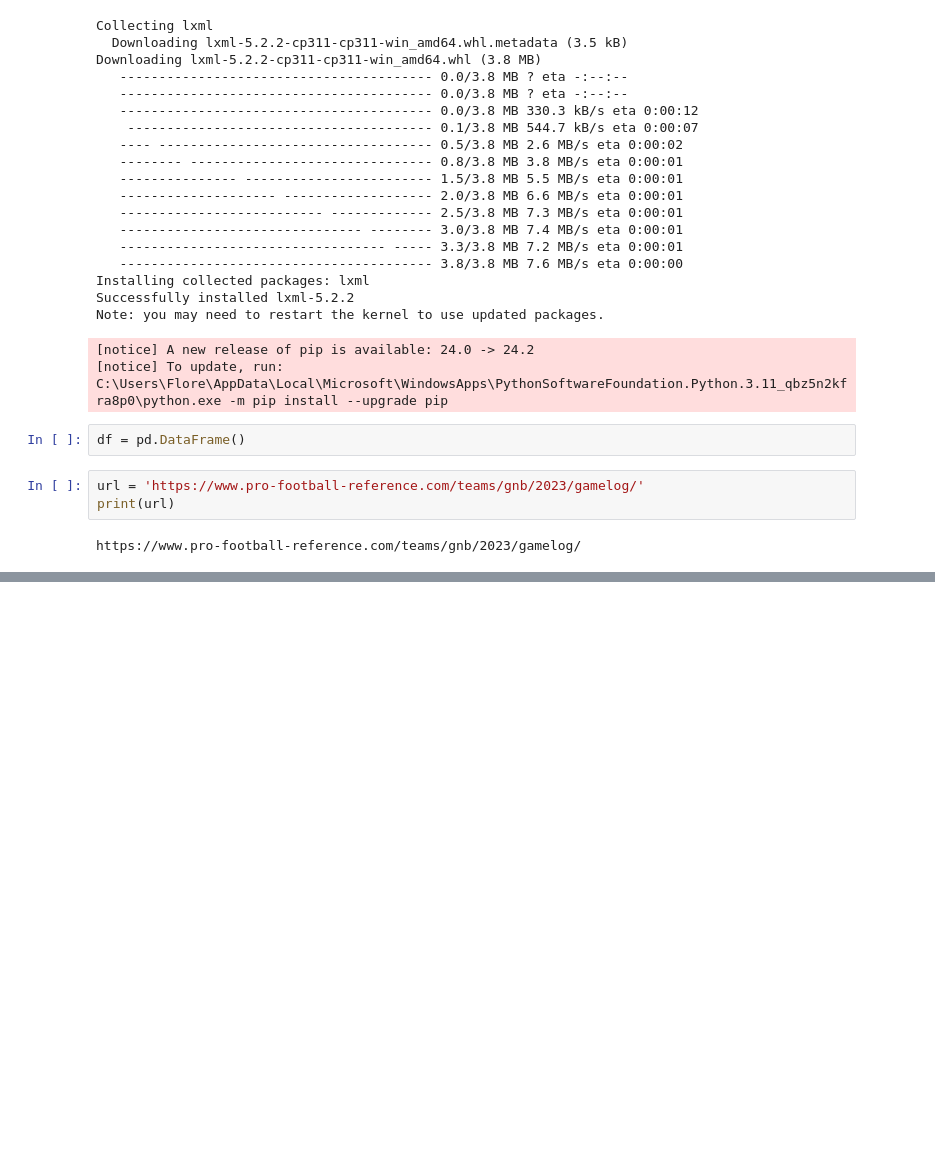
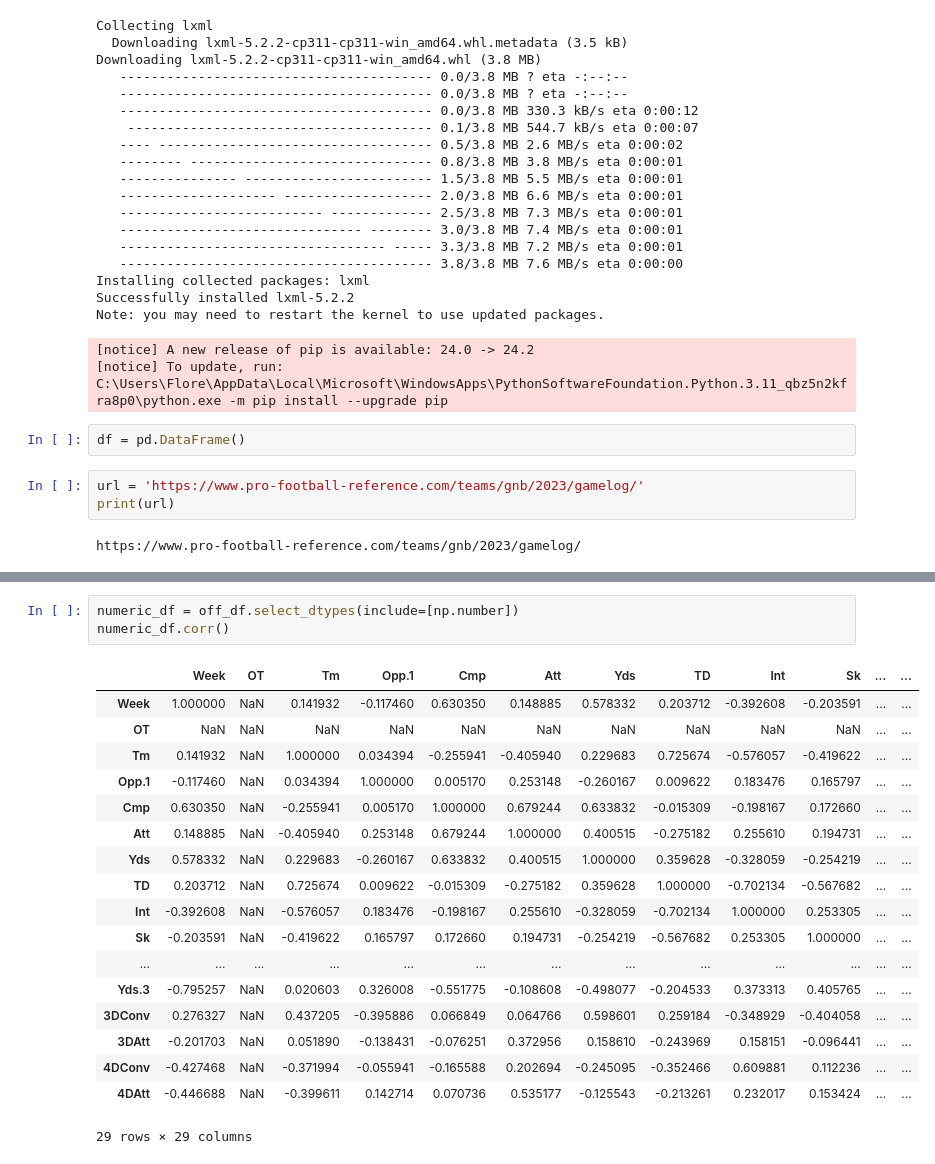
Before and after one commit to DanielFlores2327/Webscraping-Packers, a Jupyter notebook: scrape.ipynb, the cells around one changed output, grey strips where cells are left out. Drawn from its saved outputs; the diff is of its cells as text; blank space fills up the shorter version.

```diff
--- a/scrape.ipynb
+++ b/scrape.ipynb
@@ -59,0 +69,22 @@ off_df
+# %%
+numeric_df = off_df.select_dtypes(include=[np.number])
+numeric_df.corr()
+# %% [output]
+|  | Week | OT | Tm | Opp.1 | Cmp | Att | Yds | TD | Int | Sk | ... | ... |
+| Week | 1.000000 | NaN | 0.141932 | -0.117460 | 0.630350 | 0.148885 | 0.578332 | 0.203712 | -0.392608 | -0.203591 | ... | ... |
+| OT | NaN | NaN | NaN | NaN | NaN | NaN | NaN | NaN | NaN | NaN | ... | ... |
+| Tm | 0.141932 | NaN | 1.000000 | 0.034394 | -0.255941 | -0.405940 | 0.229683 | 0.725674 | -0.576057 | -0.419622 | ... | ... |
+| Opp.1 | -0.117460 | NaN | 0.034394 | 1.000000 | 0.005170 | 0.253148 | -0.260167 | 0.009622 | 0.183476 | 0.165797 | ... | ... |
+| Cmp | 0.630350 | NaN | -0.255941 | 0.005170 | 1.000000 | 0.679244 | 0.633832 | -0.015309 | -0.198167 | 0.172660 | ... | ... |
+| Att | 0.148885 | NaN | -0.405940 | 0.253148 | 0.679244 | 1.000000 | 0.400515 | -0.275182 | 0.255610 | 0.194731 | ... | ... |
+| Yds | 0.578332 | NaN | 0.229683 | -0.260167 | 0.633832 | 0.400515 | 1.000000 | 0.359628 | -0.328059 | -0.254219 | ... | ... |
+| TD | 0.203712 | NaN | 0.725674 | 0.009622 | -0.015309 | -0.275182 | 0.359628 | 1.000000 | -0.702134 | -0.567682 | ... | ... |
+| Int | -0.392608 | NaN | -0.576057 | 0.183476 | -0.198167 | 0.255610 | -0.328059 | -0.702134 | 1.000000 | 0.253305 | ... | ... |
+| Sk | -0.203591 | NaN | -0.419622 | 0.165797 | 0.172660 | 0.194731 | -0.254219 | -0.567682 | 0.253305 | 1.000000 | ... | ... |
+| ... | ... | ... | ... | ... | ... | ... | ... | ... | ... | ... | ... | ... |
+| Yds.3 | -0.795257 | NaN | 0.020603 | 0.326008 | -0.551775 | -0.108608 | -0.498077 | -0.204533 | 0.373313 | 0.405765 | ... | ... |
+| 3DConv | 0.276327 | NaN | 0.437205 | -0.395886 | 0.066849 | 0.064766 | 0.598601 | 0.259184 | -0.348929 | -0.404058 | ... | ... |
+| 3DAtt | -0.201703 | NaN | 0.051890 | -0.138431 | -0.076251 | 0.372956 | 0.158610 | -0.243969 | 0.158151 | -0.096441 | ... | ... |
+| 4DConv | -0.427468 | NaN | -0.371994 | -0.055941 | -0.165588 | 0.202694 | -0.245095 | -0.352466 | 0.609881 | 0.112236 | ... | ... |
+| 4DAtt | -0.446688 | NaN | -0.399611 | 0.142714 | 0.070736 | 0.535177 | -0.125543 | -0.213261 | 0.232017 | 0.153424 | ... | ... |
+29 rows × 29 columns
```
Also changed, not shown: parts of 9 cells of this notebook, 3 other files.
